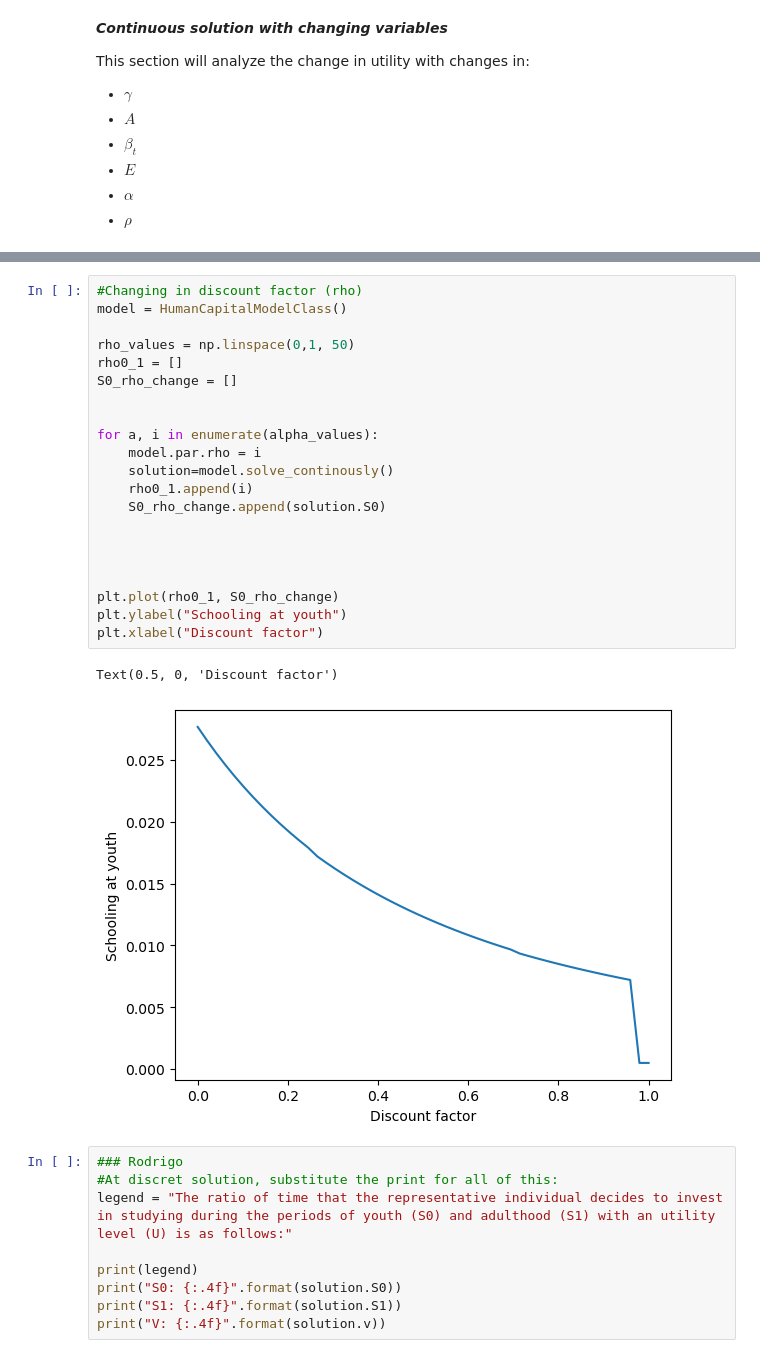
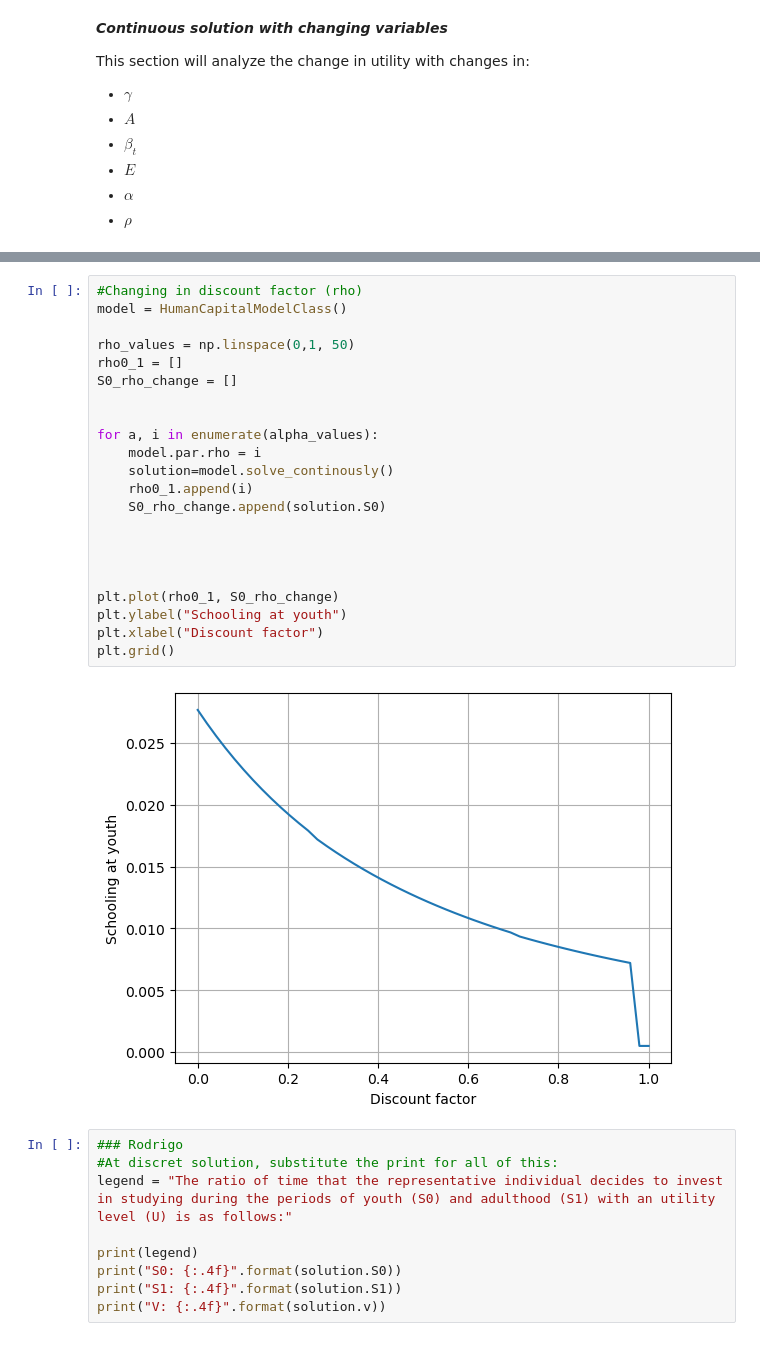
Before and after one commit to NumEconCopenhagen/projects-2023-latin-power, a Jupyter notebook: modelproject/modelproject.ipynb, the cells around one changed output, grey strips where cells are left out. Drawn from its saved outputs; the diff is of its cells as text.

```diff
--- a/modelproject/modelproject.ipynb
+++ b/modelproject/modelproject.ipynb
@@ -266,27 +257,27 @@ Text(0.5, 0, 'Productivity of human capital')
 # %%
 #Changing in discount factor (rho)
 model = HumanCapitalModelClass()
 
 rho_values = np.linspace(0,1, 50)
 rho0_1 = []
 S0_rho_change = []
 
 
 for a, i in enumerate(alpha_values):
     model.par.rho = i
     solution=model.solve_continously()
     rho0_1.append(i)
     S0_rho_change.append(solution.S0)
 
 
 
 
 plt.plot(rho0_1, S0_rho_change)
 plt.ylabel("Schooling at youth")
 plt.xlabel("Discount factor")
+plt.grid()
 # %% [output]
-Text(0.5, 0, 'Discount factor')
-[figure, old version]
+[figure, new version]
 # %%
 ### Rodrigo
 #At discret solution, substitute the print for all of this:
```
Also changed, not shown: parts of 12 cells of this notebook.
